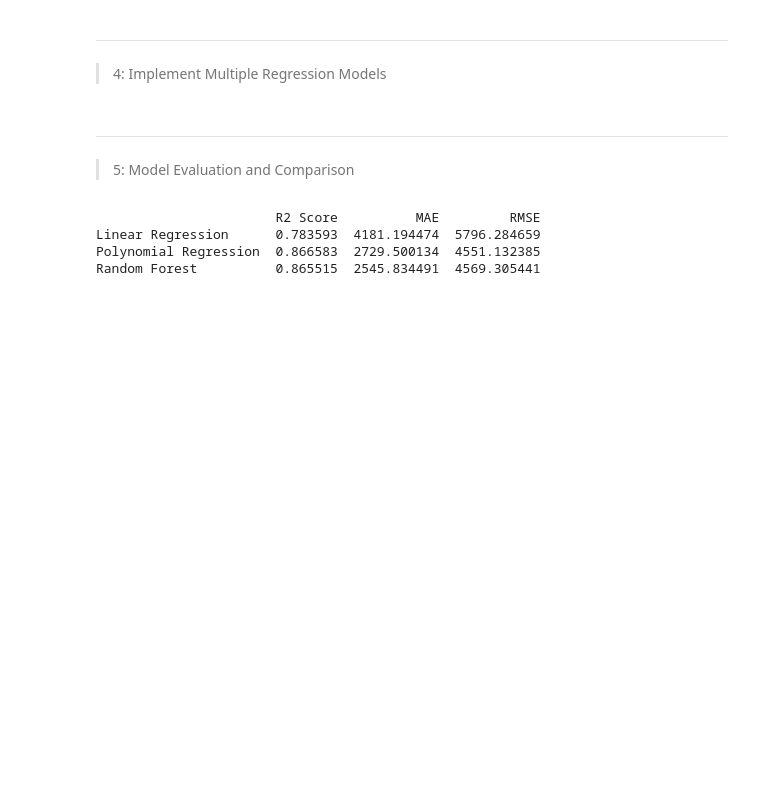
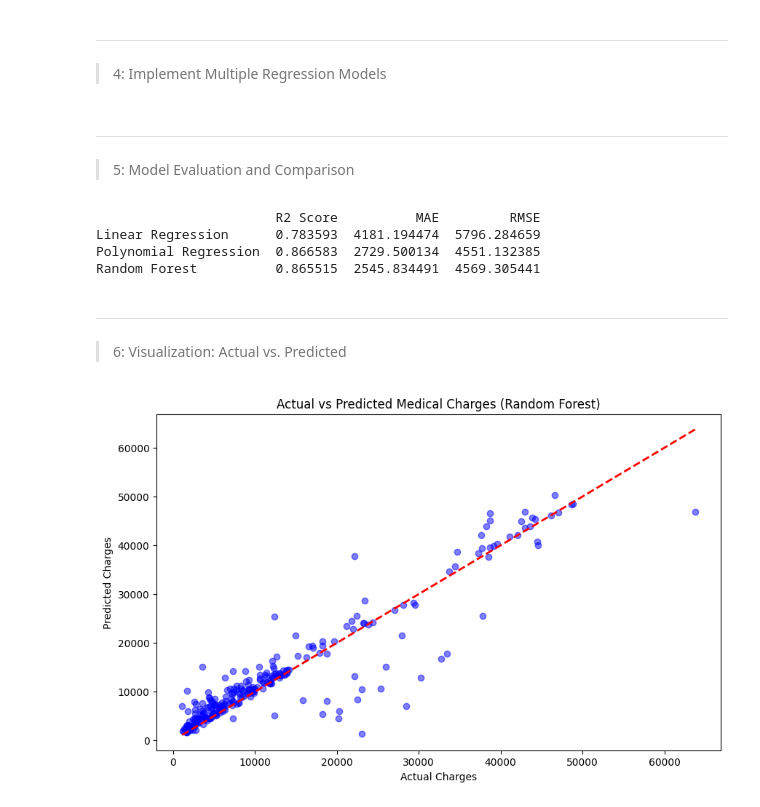
Before and after one commit to rakanHijazeen/MedicalCostPrediction, a Jupyter notebook: model.ipynb, the cells around one changed output. Cells and saved outputs as stored; diff of their text form; code cells hidden in the pictures; blank space fills up the shorter version.

Commit message:
Final version: visualized Random Forest model using scatter plot

```diff
--- a/model.ipynb
+++ b/model.ipynb
@@ -199,3 +199,16 @@ print(comparison_df)
 Linear Regression      0.783593  4181.194474  5796.284659
 Polynomial Regression  0.866583  2729.500134  4551.132385
 Random Forest          0.865515  2545.834491  4569.305441
+# %% [markdown]
+---
+> 6: Visualization: Actual vs. Predicted
+# %%
+plt.figure(figsize=(10, 6))
+plt.scatter(y_test, y_pred_rf, alpha=0.5, color='blue') # Using RF as example
+plt.plot([y_test.min(), y_test.max()], [y_test.min(), y_test.max()], 'r--', lw=2)
+plt.xlabel('Actual Charges')
+plt.ylabel('Predicted Charges')
+plt.title('Actual vs Predicted Medical Charges (Random Forest)')
+plt.show()
+# %% [output]
+[figure, added]
```
